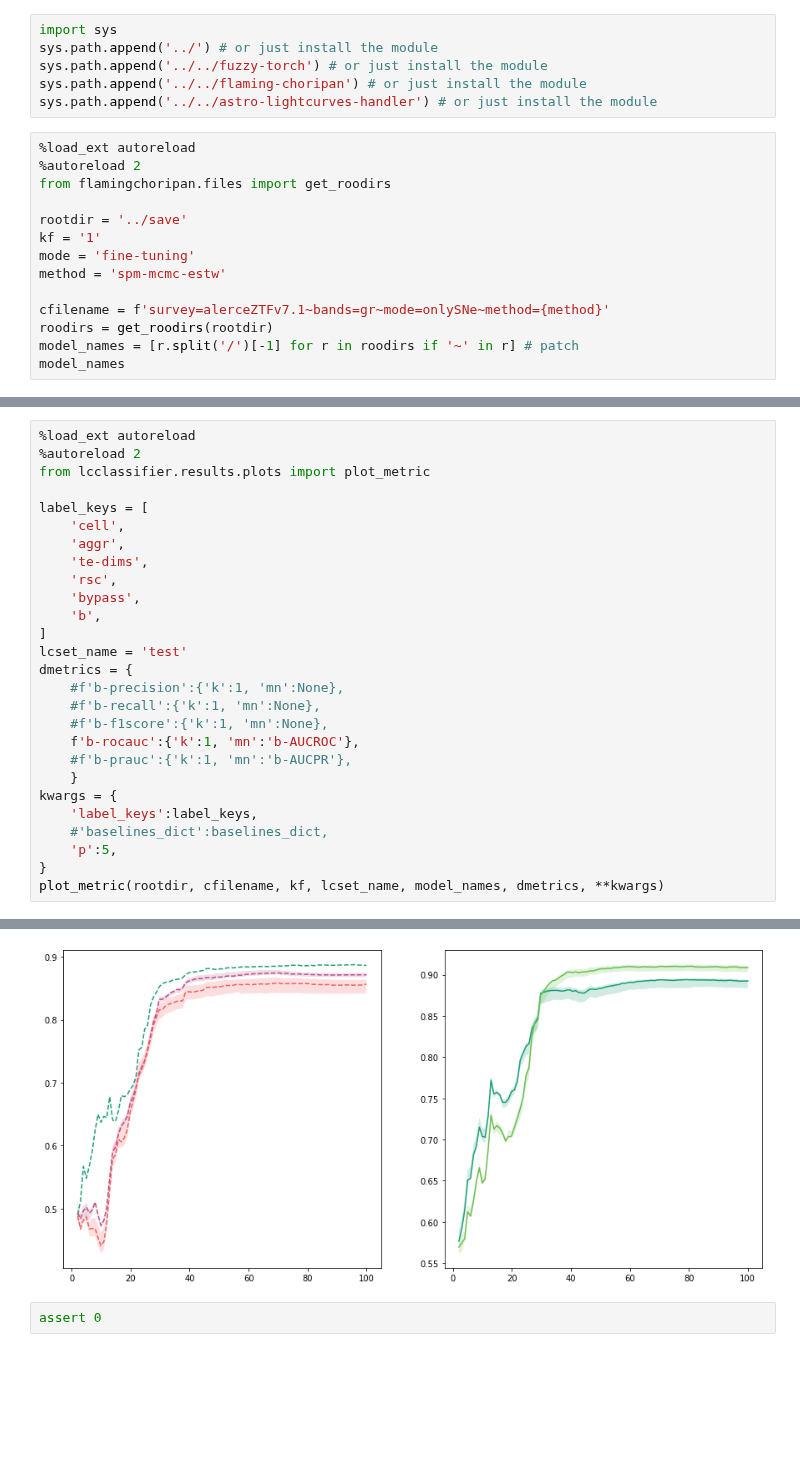
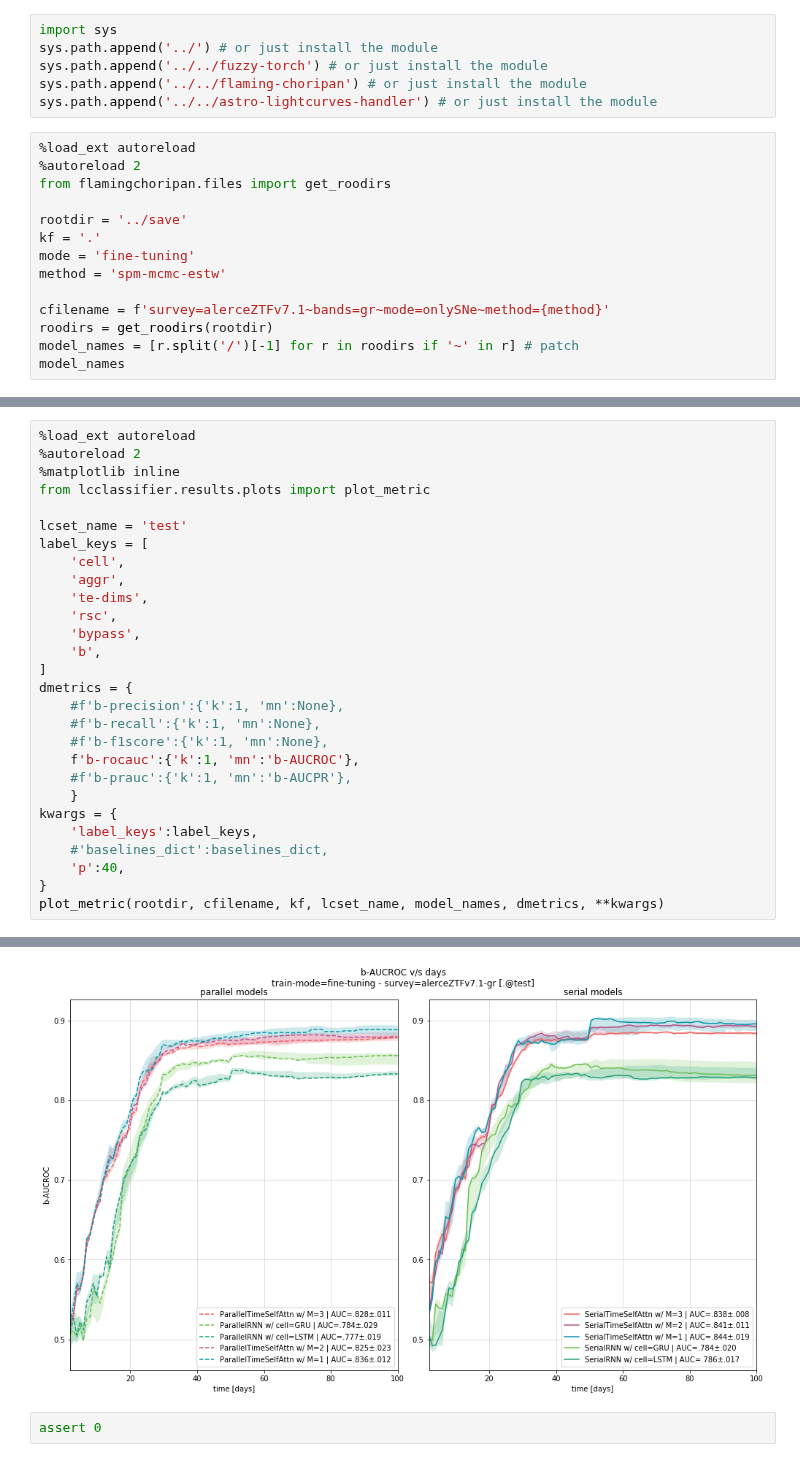
Before and after one commit to opimentel-github/astro-lightcurves-classifier, a Jupyter notebook: experiments/metrics_results.ipynb, the cells around one changed output, grey strips where cells are left out. Cells and saved outputs as stored; diff of their text form; blank space fills up the shorter version.

```diff
--- a/experiments/metrics_results.ipynb
+++ b/experiments/metrics_results.ipynb
@@ -10,7 +10,7 @@ sys.path.append('../../astro-lightcurves-handler') # or just install the module
 from flamingchoripan.files import get_roodirs
 
 rootdir = '../save'
-kf = '1'
+kf = '.'
 mode = 'fine-tuning'
 method = 'spm-mcmc-estw'
 
@@ -43,8 +32,10 @@ baselines_dict = {
 # %%
 %load_ext autoreload
 %autoreload 2
+%matplotlib inline
 from lcclassifier.results.plots import plot_metric
 
+lcset_name = 'test'
 label_keys = [
     'cell',
     'aggr',
@@ -53,7 +44,6 @@ label_keys = [
     'bypass',
     'b',
 ]
-lcset_name = 'test'
 dmetrics = {
     #f'b-precision':{'k':1, 'mn':None},
     #f'b-recall':{'k':1, 'mn':None},
@@ -64,7 +54,7 @@ dmetrics = {
 kwargs = {
     'label_keys':label_keys,
     #'baselines_dict':baselines_dict,
-    'p':5,
+    'p':40,
 }
 plot_metric(rootdir, cfilename, kf, lcset_name, model_names, dmetrics, **kwargs)
 # %% [output]
@@ -79,4 +73,4 @@ KeyError: '1'
-[figure, old version]
+[figure, new version]
 # %%
 assert 0
 # %% [output]
```
Also changed, not shown: parts of 6 cells of this notebook, 5 other files.
